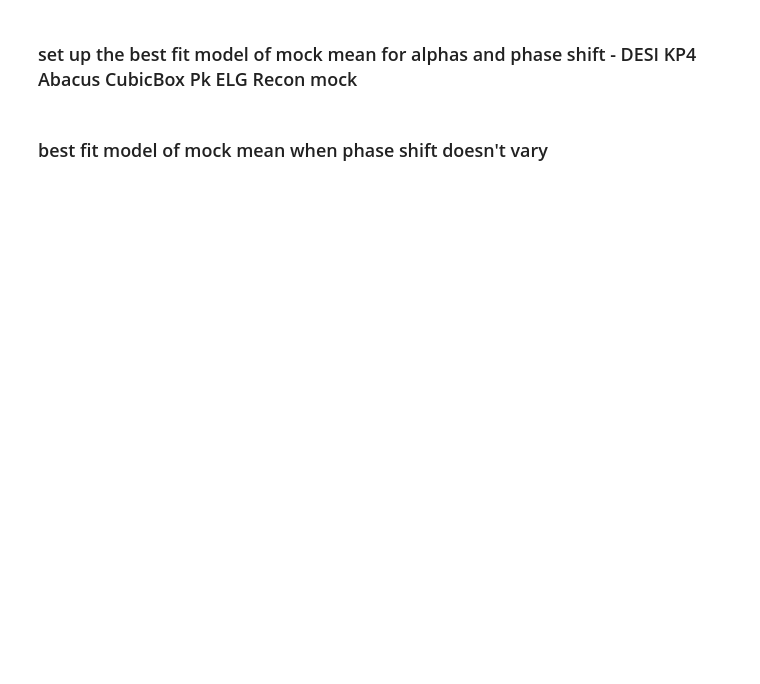
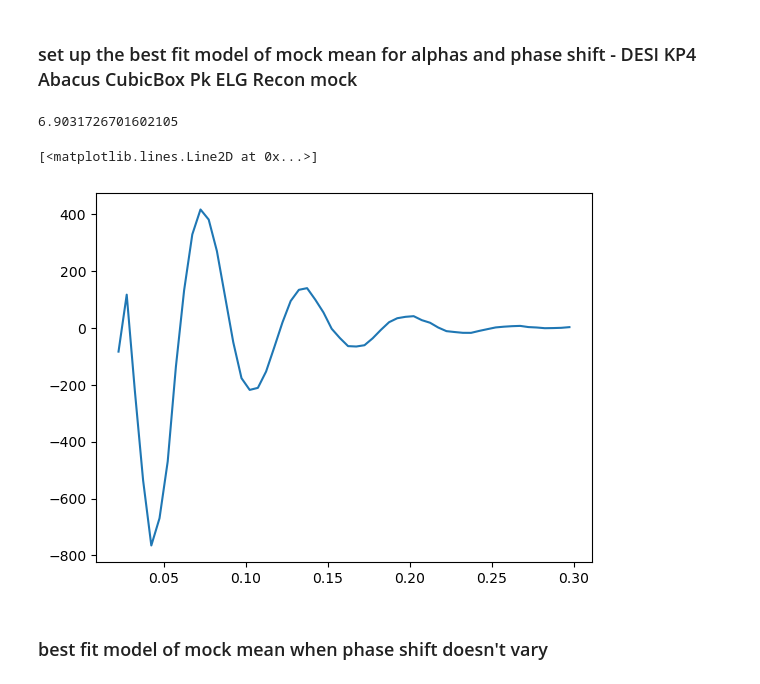
Before and after one commit to abbew25/Barry, a Jupyter notebook: investigations/testing_fits_withphaseshiftNeff.ipynb, the cells around one changed output. Cells and saved outputs as stored; diff of their text form; code cells hidden in the pictures; blank space fills up the shorter version.

```diff
--- a/investigations/testing_fits_withphaseshiftNeff.ipynb
+++ b/investigations/testing_fits_withphaseshiftNeff.ipynb
@@ -118,6 +171,7 @@ if not CV:
                     n_poly=6,                                 # 6 polynomial terms for P(k)
                     vary_phase_shift_neff=True,
                     use_classorcamb='CLASS',
+                    marg='full',
     )
     sigma_nl_par = {None: 8.35, "sym": 5.682}
     sigma_nl_perp = {None: 4.35, "sym": 1.501}
@@ -145,15 +199,18 @@ if not CV:
     modelBF.set_cosmology(cosmology) # initialises self.camb object
     #modelBF.camb._generate_data()
     modelBF.camb.get_data()
+    modelBF.set_data(dataset_pk.get_data())
+    params_dict = {j.name: j.default for j in modelBF.params}
     ks = modelBF.camb.ks
-    params_dict = {j.name: j.default for j in model.params}
-    #modelBF.set_data(dataset_pk.get_data())
-    params_dict['beta'] = 0.7998
+    # params_dict['beta'] = 0.7998
 
-    kbf, pkbf, poly = modelBF.compute_power_spectrum(ks, params_dict)
-    kbf, pkbfsmooth, poly = modelBF.compute_power_spectrum(ks, params_dict, smooth=True)
+    #kbf, pkbf, poly = modelBF.compute_power_spectrum(ks, params_dict)
+    #kbf, pkbfsmooth, poly = modelBF.compute_power_spectrum(ks, params_dict, smooth=True)
 
-    wigglesmodelBFmonopole = pkbf[0]/pkbfsmooth[0]
+    # wigglesmodelBFmonopole = pkbf[0]/pkbfsmooth[0]
+
+    new_chi_squared_BF, dof, bband, modsBF, smooths_BF = modelBF.get_model_summary(params_dict)
+
 
 
 # best fit for CV
@@ -164,42 +221,57 @@ if CV:
                     n_poly=6,                                 # 6 polynomial terms for P(k)
                     vary_phase_shift_neff=True,
                     use_classorcamb='CLASS',
+                    marg='full'
     )
     sigma_nl_par = {None: 8.35, "sym": 5.452}
     sigma_nl_perp = {None: 4.35, "sym": 1.551}
     sigma_s = {None: 7.05, "sym": 3.333}
 
     modelBF.set_default("sigma_nl_par", sigma_nl_par['sym'], min=0.0, max=20.0, sigma=4.0, prior="gaussian")
     modelBF.set_default("sigma_nl_perp", sigma_nl_perp['sym'], min=0.0, max=20.0, sigma=4.0, prior="gaussian")
     modelBF.set_default("sigma_s", sigma_s['sym'], min=0.0, max=20.0, sigma=4.0, prior="gaussian")
 
     modelBF.set_default("alpha", 0.9975, min=0.5, max=1.5, sigma=0.1, prior='gaussian')
     modelBF.set_default("epsilon", -0.0001655, min=0.0, max=1.0, prior='flat')
     modelBF.set_default("beta_phase_shift", 0.7321, min=0.0, max=2.5, sigma=1.0, prior='gaussian')
 
 
     cosmology = {
                 "om": 0.3152,
                 "h0": 0.6736,
                 "z":  0.51,
                 "ob": 0.0493,
                 "ns": 0.9649,
                 "mnu": 0.06,
                 "reconsmoothscale": 15,
                 "Neff": 3.046,
             }
     modelBF.set_cosmology(cosmology) # initialises self.camb object
     #modelBF.camb._generate_data()
     modelBF.camb.get_data()
     ks = modelBF.camb.ks
-    params_dict = {j.name: j.default for j in model.params}
     modelBF.set_data(dataset_pk.get_data())
-    params_dict['beta'] = 0.7831
+    params_dict = {j.name: j.default for j in modelBF.params}
+    # params_dict['beta'] = 0.7831
 
-    kbf, pkbf, poly = modelBF.compute_power_spectrum(ks, params_dict)
-    kbf, pkbfsmooth, poly = modelBF.compute_power_spectrum(ks, params_dict, smooth=True)
+    new_chi_squared_BF, dof, bband, modsBF, smooths_BF = modelBF.get_model_summary(params_dict)
 
-    wigglesmodelBFmonopole = pkbf[0]/pkbfsmooth[0]
+    # kbf, pkbf, poly = modelBF.compute_power_spectrum(ks, params_dict)
+    # kbf, pkbfsmooth, poly = modelBF.compute_power_spectrum(ks, params_dict, smooth=True)
+
+    # wigglesmodelBFmonopole = pkbf[0]/pkbfsmooth[0]
+
+#print(kbf)
+#print(pkbfsmooth[0])
+#modelBF.plot(params_dict)
+
+print(new_chi_squared_BF)
+
+plt.plot(dataset_pk.ks, dataset_pk.data[:,0]-smooths_BF[0][0])
+# %% [output]
+6.9031726701602105
+[<matplotlib.lines.Line2D at 0x...>]
+[figure, added]
 # %% [markdown]
 ### best fit model of mock mean when phase shift doesn't vary
 # %%
```
Also changed, not shown: parts of 6 cells of this notebook.
